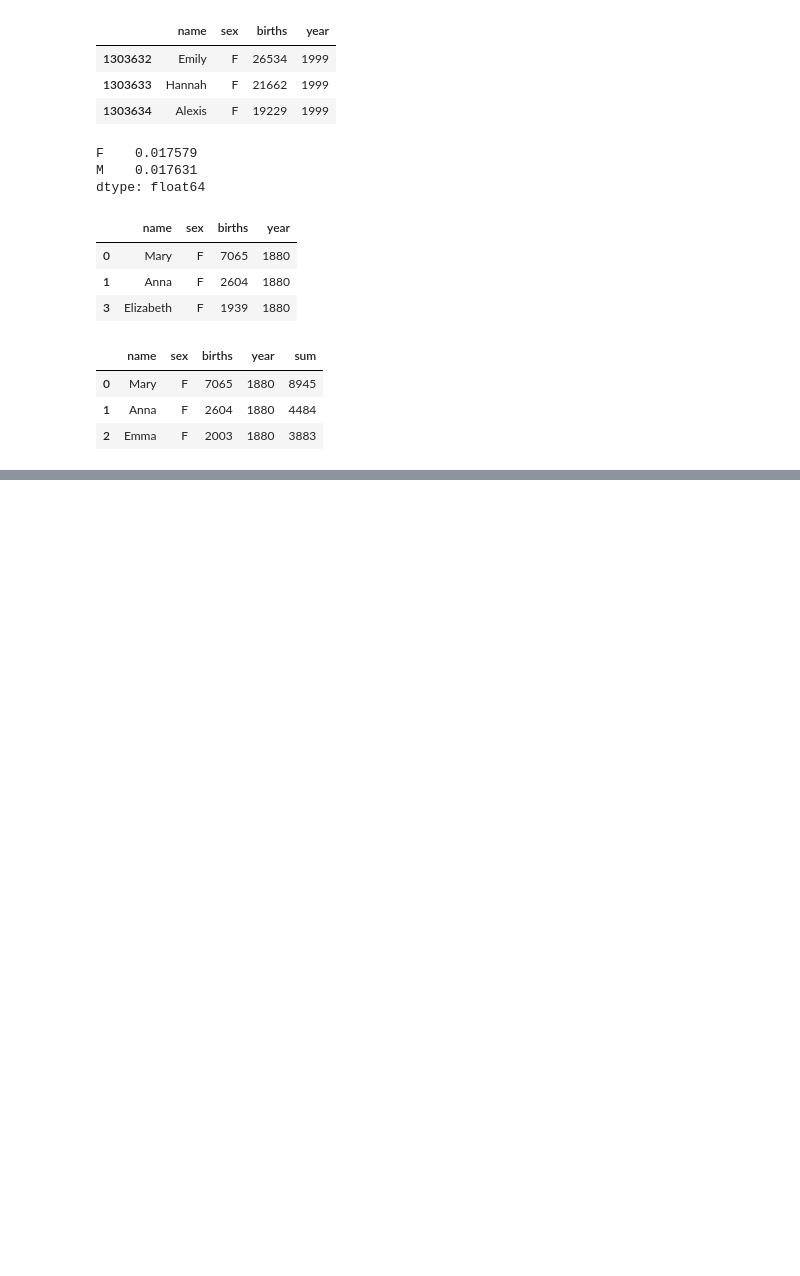
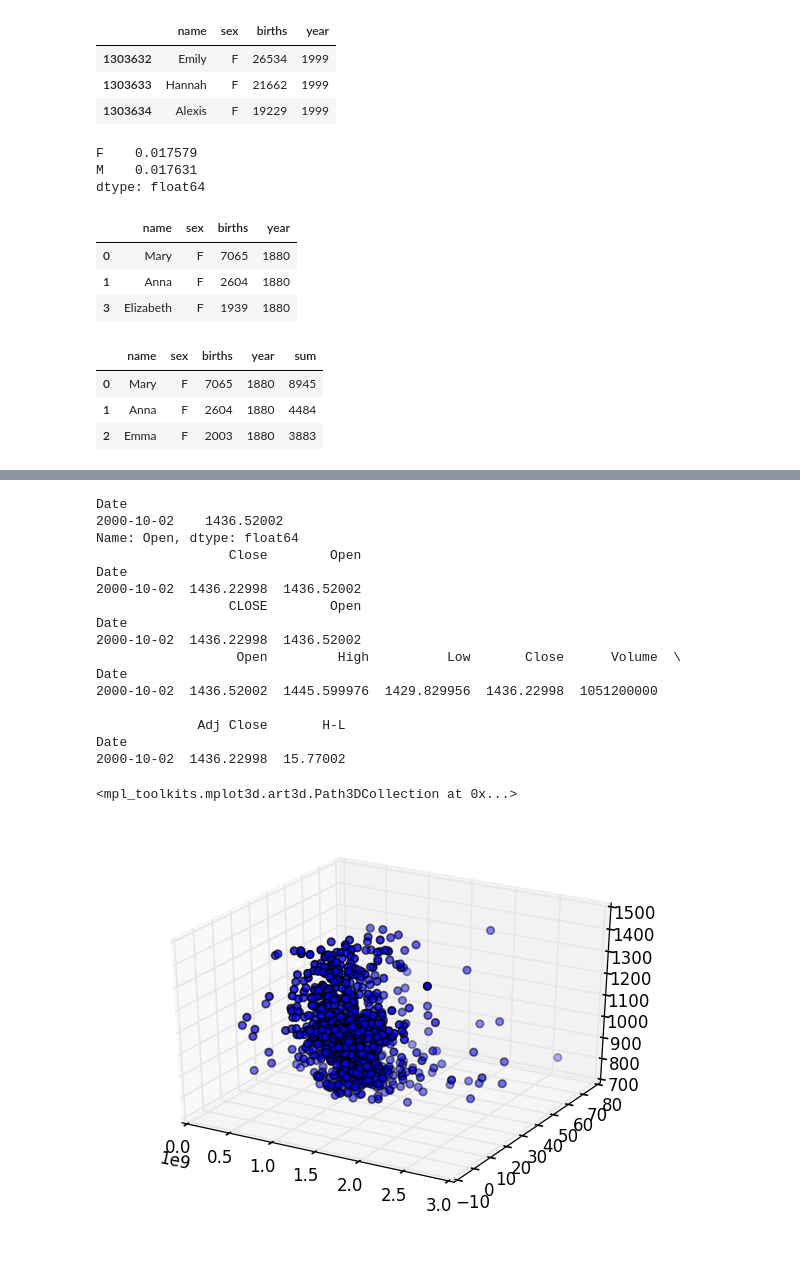
Before and after one commit to Databingo/Databingo, a Jupyter notebook: PandasPractice.ipynb, the cells around one changed output, grey strips where cells are left out. Drawn from its saved outputs; the diff is of its cells as text; code cells hidden in the pictures; blank space fills up the shorter version.

```diff
--- a/PandasPractice.ipynb
+++ b/PandasPractice.ipynb
@@ -235,3 +231,71 @@ names.groupby('year').births.sum().plot()
 # %%
 #导出到csv文件，encodeing='utf-8',index=False 去掉pandas索引, sep设定不常见的分隔符如~或`且只能为单字符。
 names.to_csv('/Users/chengang/Desktop/names/e.csv', encodeing='utf-8', index=False, sep='`' )
+# %%
+#fetch yahoo data save to csv and open in Pandas!
+#from sentdex
+
+%matplotlib inline
+import pandas as pd
+from pandas import DataFrame
+import datetime
+import pandas.io.data
+import matplotlib.pyplot as plt
+sp500 = pd.io.data.get_data_yahoo('%5EGSPC',
+                                 start = datetime.datetime(2000,10,1),
+                                 end = datetime.datetime(2014,6,11))
+sp500.to_csv('sp500_ohlc.csv')
+
+import matplotlib
+matplotlib.rcParams['savefig.dpi']=120
+
+df = pd.read_csv('sp500_ohlc.csv',index_col = 'Date',parse_dates=True)
+
+#slice column
+df2= df['Open']
+print df2.head(1)
+
+#slice colums
+df3= df[['Close','Open']]
+print df3.head(1)
+
+#rename columns
+df4 = df3.rename(columns={'Close':'CLOSE'},inplace=False)
+print df4.head(1)
+
+#calcul columns
+df['H-L'] = df['High']-df.Low
+print df.head(1)
+
+# df['100MA'] = pd.rolling_mean(df['Close'],100)
+# df['Difference'] = df['Close'].diff()#??
+# print df.head(2)
+
+# df3.plot()
+# plt.show()
+
+from mpl_toolkits.mplot3d import Axes3D
+
+td = plt.figure().gca(projection='3d')
+td.scatter(df['Volume'].head(1000), df['H-L'].head(1000), df['Close'].head(1000))
+# %% [output]
+Date
+2000-10-02    1436.52002
+Name: Open, dtype: float64
+                 Close        Open
+Date
+2000-10-02  1436.22998  1436.52002
+                 CLOSE        Open
+Date
+2000-10-02  1436.22998  1436.52002
+                  Open         High          Low       Close      Volume  \
+Date
+2000-10-02  1436.52002  1445.599976  1429.829956  1436.22998  1051200000
+
+             Adj Close       H-L
+Date
+2000-10-02  1436.22998  15.77002
+<mpl_toolkits.mplot3d.art3d.Path3DCollection at 0x...>
+[figure, added]
+# %% [markdown]
+##
```
Also changed, not shown: parts of 4 cells of this notebook.
